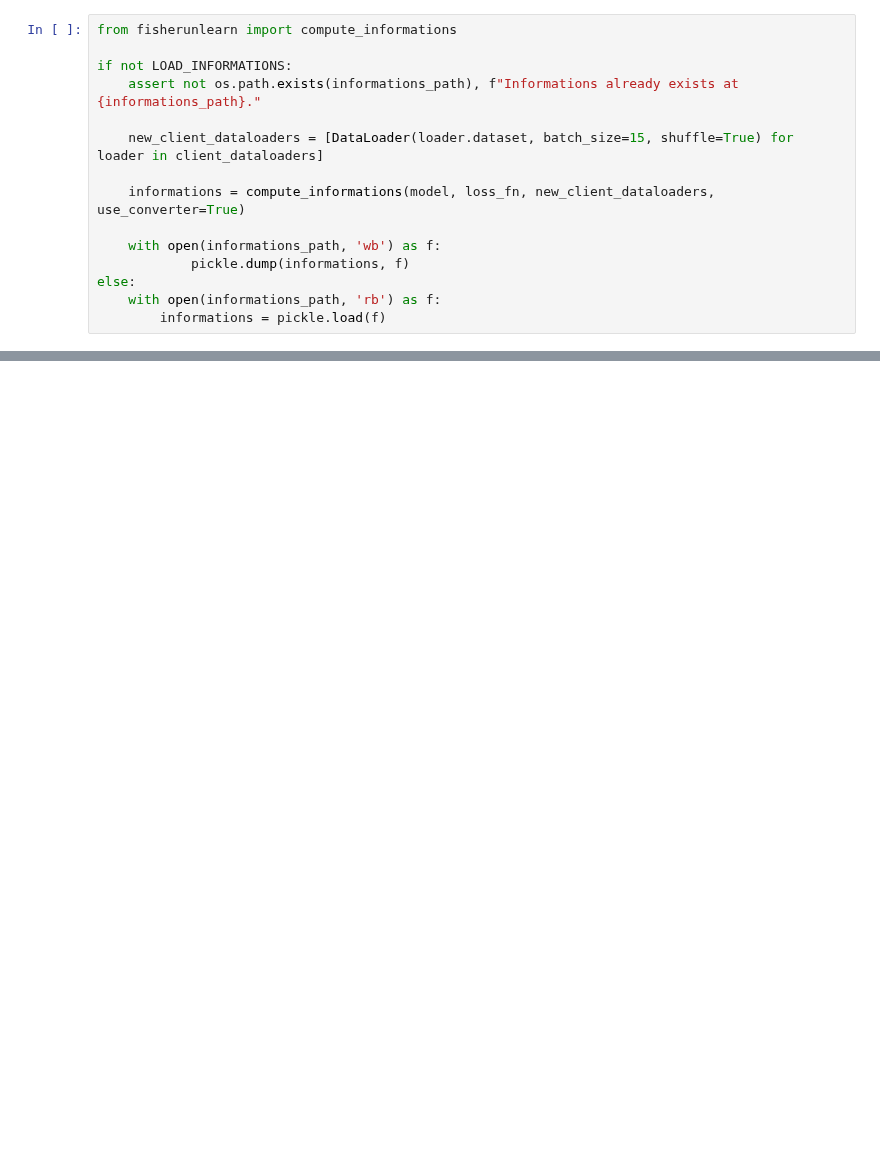
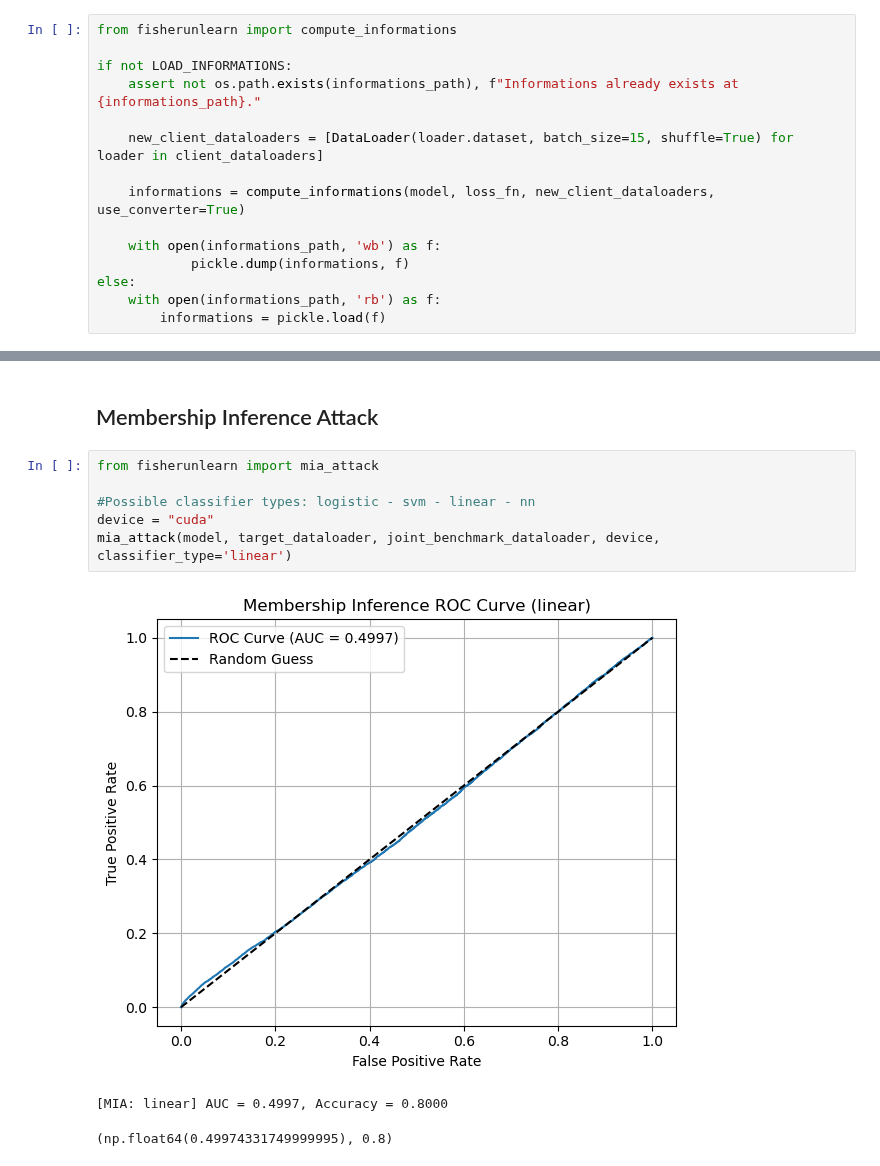
Before and after one commit to lorenzomanini/FedUnlearn-PE, a Jupyter notebook: vision_unlearn_Resdiual.ipynb, the cells around one changed output, grey strips where cells are left out. Saved outputs shown, nothing was run; the diff lists cells and outputs as text; blank space fills up the shorter version.

```diff
--- a/vision_unlearn_Resdiual.ipynb
+++ b/vision_unlearn_Resdiual.ipynb
@@ -1059,0 +1059,12 @@ KeyboardInterrupt:
+# %% [markdown]
+## Membership Inference Attack
+# %%
+from fisherunlearn import mia_attack
+
+#Possible classifier types: logistic - svm - linear - nn
+device = "cuda"
+mia_attack(model, target_dataloader, joint_benchmark_dataloader, device, classifier_type='linear')
+# %% [output]
+[figure, added]
+[MIA: linear] AUC = 0.4997, Accuracy = 0.8000
+(np.float64(0.49974331749999995), 0.8)
```
Also changed, not shown: parts of 16 cells of this notebook, 1 other file.
